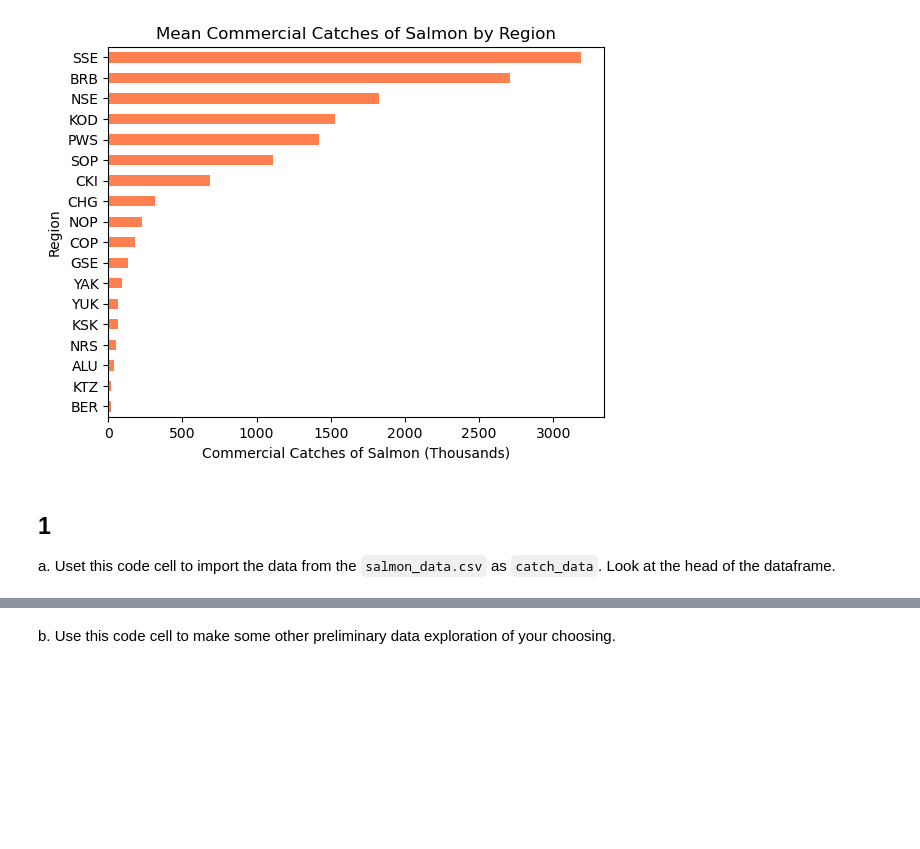
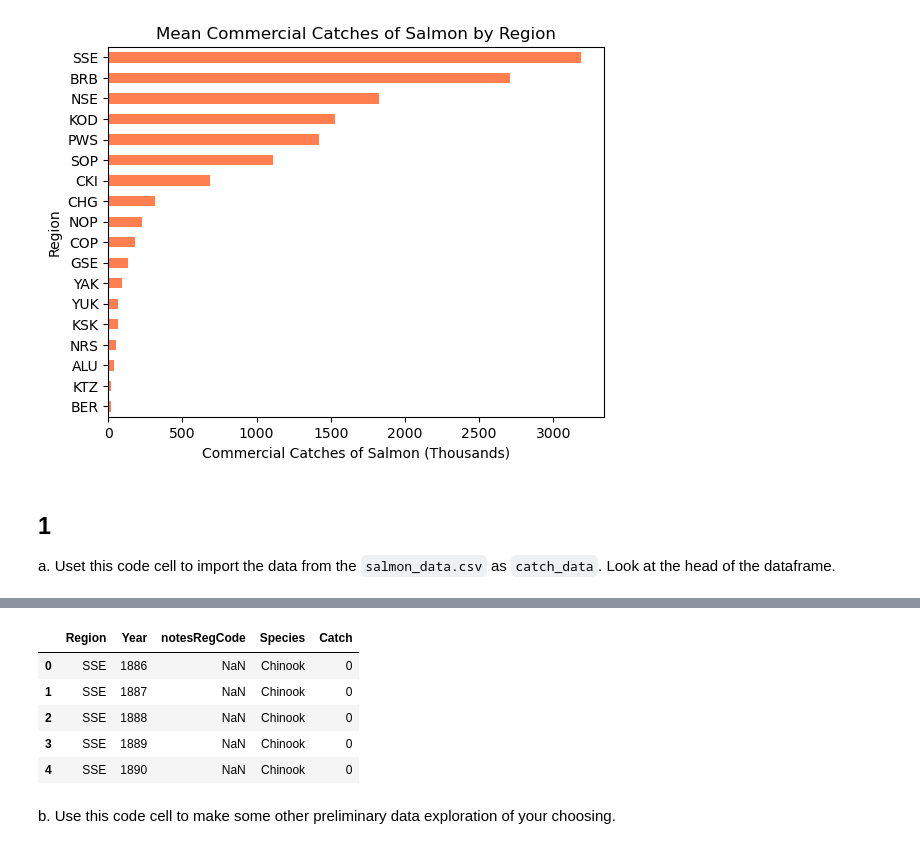
Before and after one commit to willrmull/eds220-hwk2, a Jupyter notebook: task2/hwk2-task2-salmon.ipynb, the cells around one changed output, grey strips where cells are left out. Drawn from its saved outputs; the diff is of its cells as text; code cells hidden in the pictures; blank space fills up the shorter version.

```diff
--- a/task2/hwk2-task2-salmon.ipynb
+++ b/task2/hwk2-task2-salmon.ipynb
@@ -77,9 +77,17 @@ a. Uset this code cell to import the data from the `salmon_data.csv` as `catch_d
 # %%
 # a.
 # Import Library
 import pandas as pd
 
 catch_data = pd.read_csv('data/salmon_data.csv') # Read in data
+catch_data.head(5)
+# %% [output]
+|  | Region | Year | notesRegCode | Species | Catch |
+| 0 | SSE | 1886 | NaN | Chinook | 0 |
+| 1 | SSE | 1887 | NaN | Chinook | 0 |
+| 2 | SSE | 1888 | NaN | Chinook | 0 |
+| 3 | SSE | 1889 | NaN | Chinook | 0 |
+| 4 | SSE | 1890 | NaN | Chinook | 0 |
 # %% [markdown]
 <!-- END QUESTION -->
 
```
Also changed, not shown: parts of 3 cells of this notebook.
